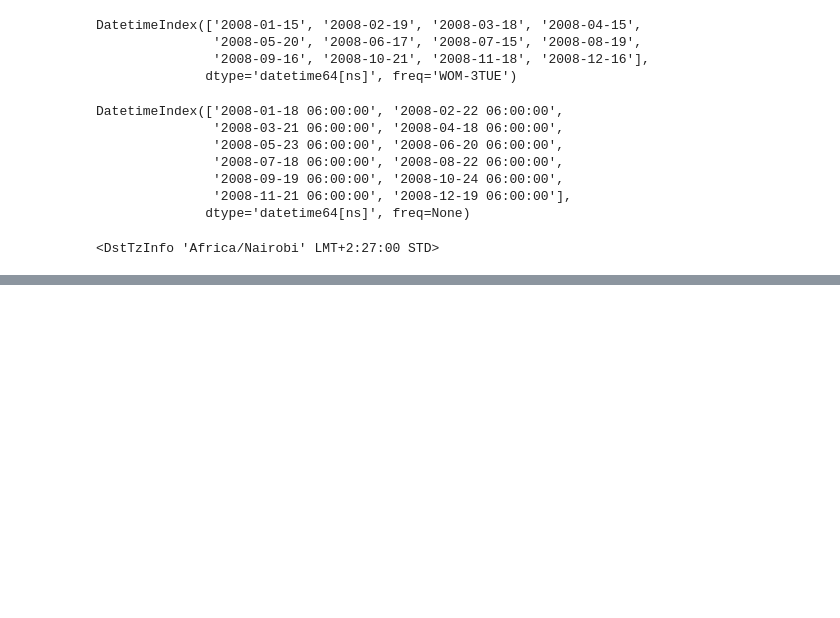
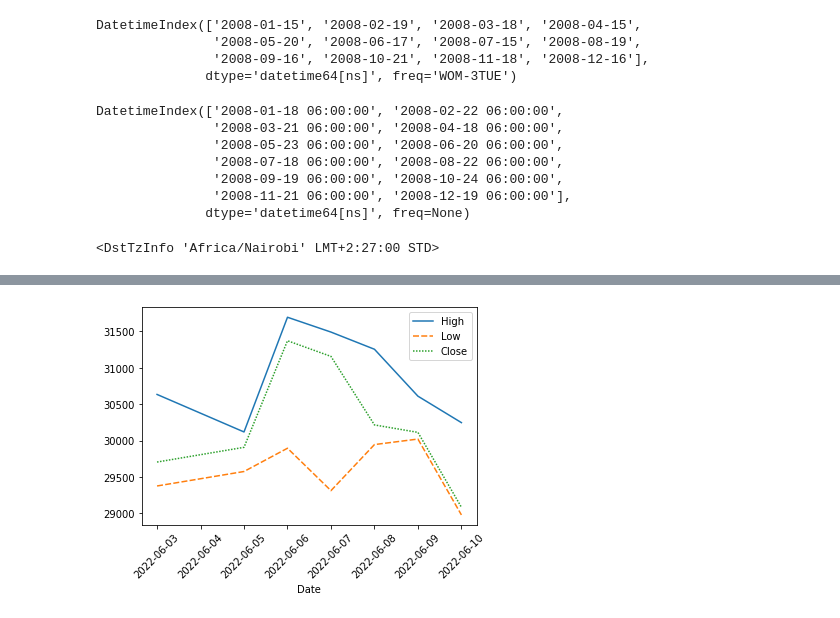
Before and after one commit to Denis04-M/data-wrangling-practise, a Jupyter notebook: practice.ipynb, the cells around one changed output, grey strips where cells are left out. Drawn from its saved outputs; the diff is of its cells as text; code cells hidden in the pictures; blank space fills up the shorter version.

```diff
--- a/practice.ipynb
+++ b/practice.ipynb
@@ -1243,0 +1351,3 @@ tz
+# %%
+btc_highs = btc.sort_values('High', ascending=False)[:7]
+btc_highs
@@ -1243,0 +1364,5 @@ tz
+# %%
+plt = sns.lineplot(data=btc_highs[['High', 'Low', 'Close']])
+plt.tick_params(axis='x', rotation=45)
+# %% [output]
+[figure, added]
```
Also changed, not shown: parts of 9 cells of this notebook.
